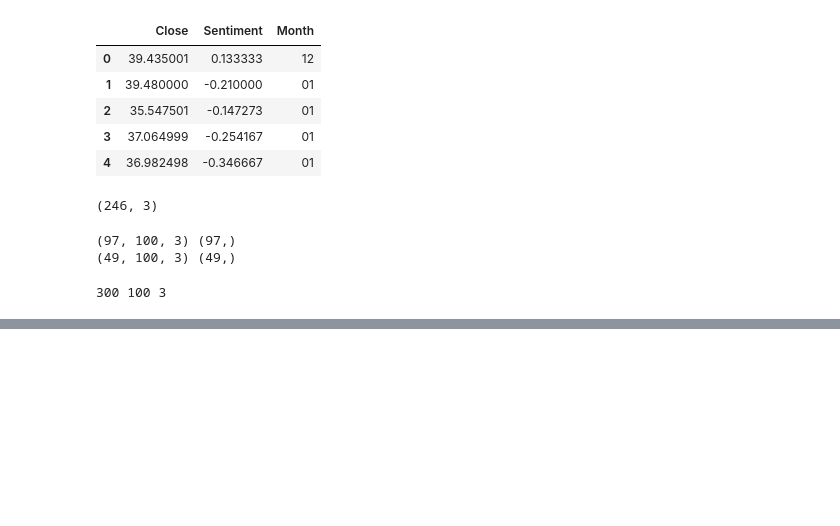
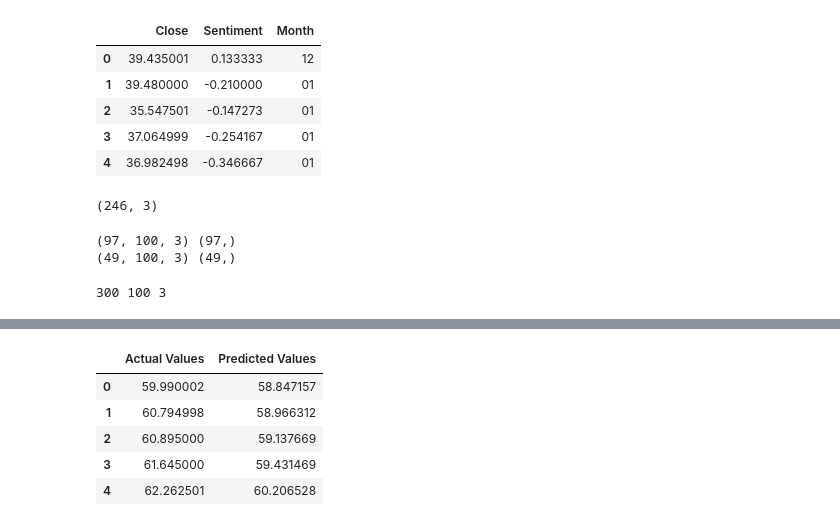
Before and after one commit to sidk003/Stock-Market-Prediction, a Jupyter notebook: stock_price_prediction/sentiment_algos/LSTM_sentiment.ipynb, the cells around one changed output, grey strips where cells are left out. Drawn from its saved outputs; the diff is of its cells as text; code cells hidden in the pictures; blank space fills up the shorter version.

```diff
--- a/stock_price_prediction/sentiment_algos/LSTM_sentiment.ipynb
+++ b/stock_price_prediction/sentiment_algos/LSTM_sentiment.ipynb
@@ -255,0 +296,14 @@ Median Absolute Percentage Error (MDAPE): 27.27 %
+# %%
+test_array = scaler_pred.inverse_transform(np_Close_scaled).flatten()
+test_array = test_array[int(len(np_Close_scaled)*0.8 +1):int(len(np_Close_scaled))]
+
+test_prediction_flattened = test_predictions.flatten()
+df = pd.DataFrame({'Actual Values':test_array, 'Predicted Values':test_prediction_flattened})
+df.head()
+# %% [output]
+|  | Actual Values | Predicted Values |
+| 0 | 59.990002 | 58.847157 |
+| 1 | 60.794998 | 58.966312 |
+| 2 | 60.895000 | 59.137669 |
+| 3 | 61.645000 | 59.431469 |
+| 4 | 62.262501 | 60.206528 |
```
Also changed, not shown: parts of 12 cells of this notebook.
